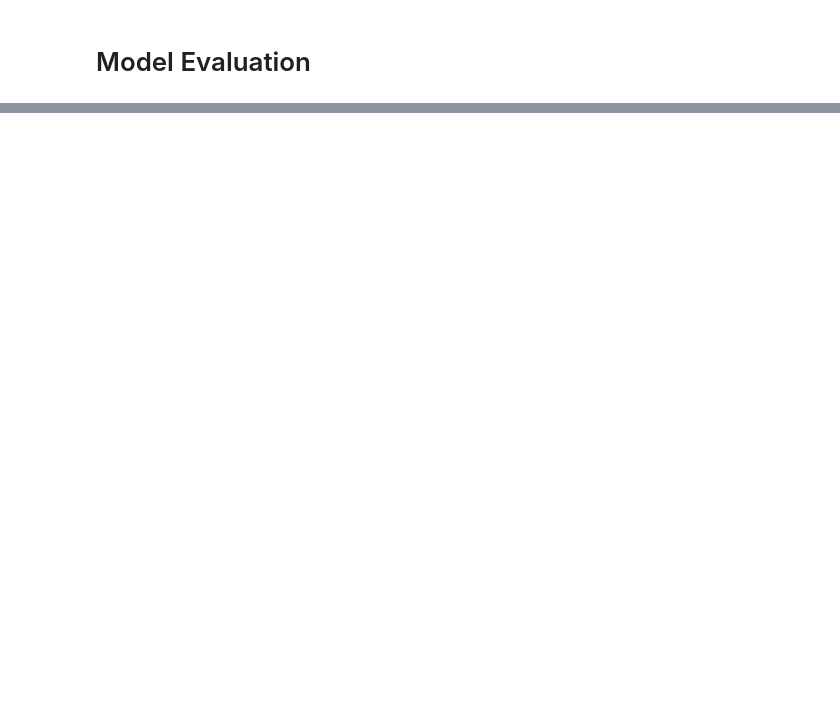
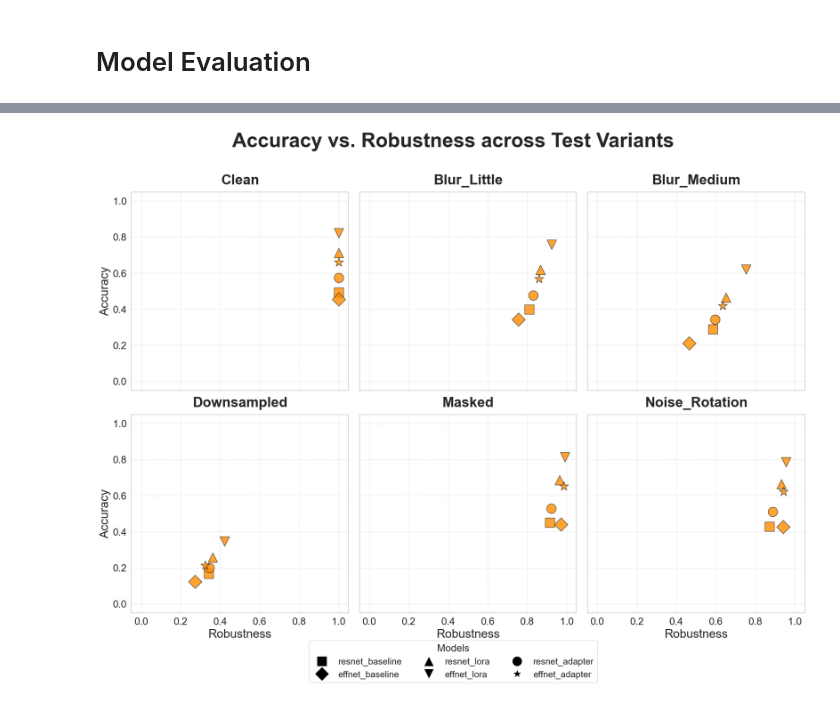
Before and after one commit to jgbreault/MealReveal, a Jupyter notebook: analysis.ipynb, the cells around one changed output, grey strips where cells are left out. Drawn from its saved outputs; the diff is of its cells as text; code cells hidden in the pictures; blank space fills up the shorter version.

```diff
--- a/analysis.ipynb
+++ b/analysis.ipynb
@@ -485,0 +859,65 @@ model_evaluations_aggregated
+# %%
+fig, axes = plt.subplots(2, 3, figsize=(20, 14), sharex=True, sharey=True)
+axes = axes.flatten()
+
+models = model_evaluations_all['Model'].unique()
+datasets = model_evaluations_all['Dataset'].unique()
+
+markers = ['s', 'D', '^', 'v', 'o', '*']
+model_markers = dict(zip(models, markers))
+fixed_size = 360
+
+for i, dataset in enumerate(datasets):
+    ax = axes[i]
+    subset = model_evaluations_all[model_evaluations_all['Dataset'] == dataset]
+
+    for model in models:
+        row = subset[subset['Model'] == model]
+        if not row.empty:
+            ax.scatter(
+                row['Robustness'],
+                row['Accuracy'],
+                s=fixed_size,
+                c='darkorange',
+                edgecolors="k",
+                linewidth=1,
+                alpha=0.8,
+                marker=model_markers[model]
+            )
+
+    ax.set_title(dataset, fontsize=28, fontweight='bold', pad=15)
+    ax.grid(True, linestyle='--', alpha=0.5)
+
+    ax.set_xlim(-0.05, 1.05)
+    ax.set_ylim(-0.05, 1.05)
+
+    ax.tick_params(axis='both', which='major', labelsize=20)
+
+    if i >= 3:
+        ax.set_xlabel('Robustness', fontsize=24)
+    if i % 3 == 0:
+        ax.set_ylabel('Accuracy', fontsize=24)
+
+legend_elements = [
+    plt.Line2D([0], [0], marker=marker, color='w', label=model,
+               markerfacecolor='black', markersize=20)
+    for model, marker in model_markers.items()
+]
+
+fig.legend(
+    handles=legend_elements,
+    loc='lower center',
+    ncol=3,
+    bbox_to_anchor=(0.5, -0.08),
+    fontsize=18,
+    title="Models",
+    title_fontsize=20,
+    frameon=True
+)
+
+plt.suptitle('Accuracy vs. Robustness across Test Variants', fontsize=40, fontweight='bold', y=1.02)
+plt.tight_layout()
+plt.savefig('plots/accuracy_vs_robustness.png', dpi=300, bbox_inches='tight')
+plt.show()
+# %% [output]
+[figure, added]
```
Also changed, not shown: parts of 23 cells of this notebook, 23 other files.
